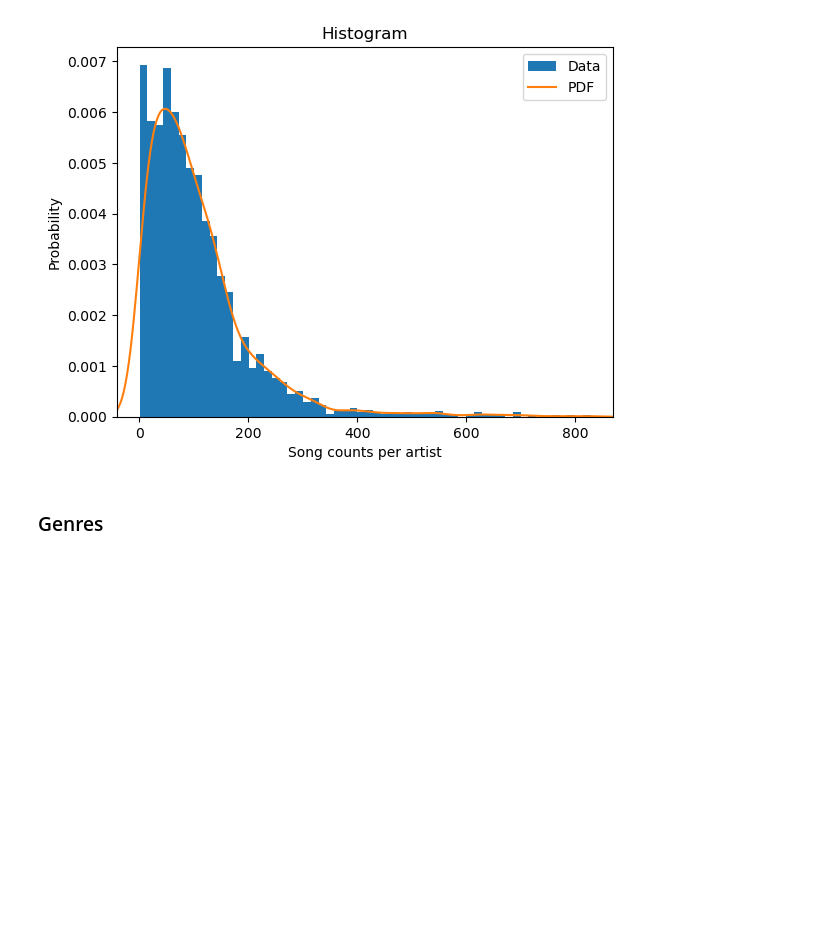
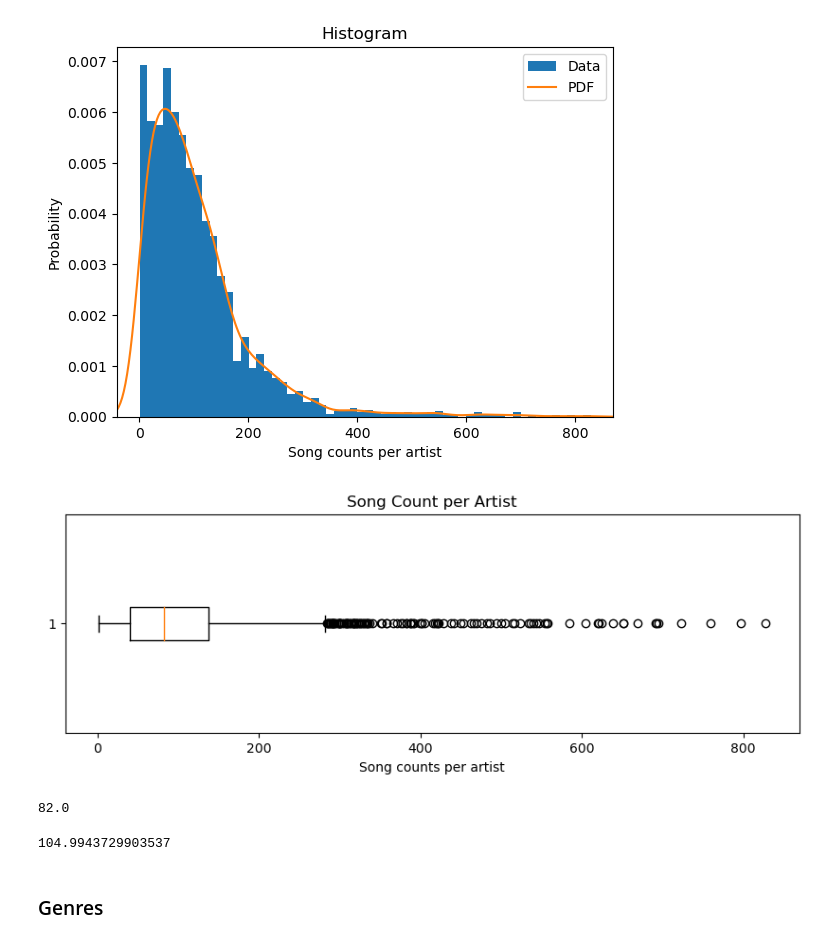
Before and after one commit to Simon-0711/ta_lyrics_sentiment_classification, a Jupyter notebook: data_exploration/simon_data_exploration.ipynb, the cells around one changed output. Cells and saved outputs as stored; diff of their text form; code cells hidden in the pictures; blank space fills up the shorter version.

```diff
--- a/data_exploration/simon_data_exploration.ipynb
+++ b/data_exploration/simon_data_exploration.ipynb
@@ -204,6 +204,26 @@ plt.title("Histogram");
 # %% [output]
 Freedman–Diaconis number of bins: 58
 [figure]
+# %%
+fig = plt.figure(figsize =(10, 3))
+
+# Creating plot
+plt.boxplot(x, vert=False)
+plt.xlabel("Song counts per artist")
+plt.title("Song Count per Artist")
+
+# show plot
+plt.show()
+# %% [output]
+[figure, added]
+# %%
+np.median(x)
+# %% [output]
+82.0
+# %%
+np.mean(x)
+# %% [output]
+104.9943729903537
 # %% [markdown]
 ### Genres
 # %%
```
Also changed, not shown: parts of 3 cells of this notebook, 14 other files.
